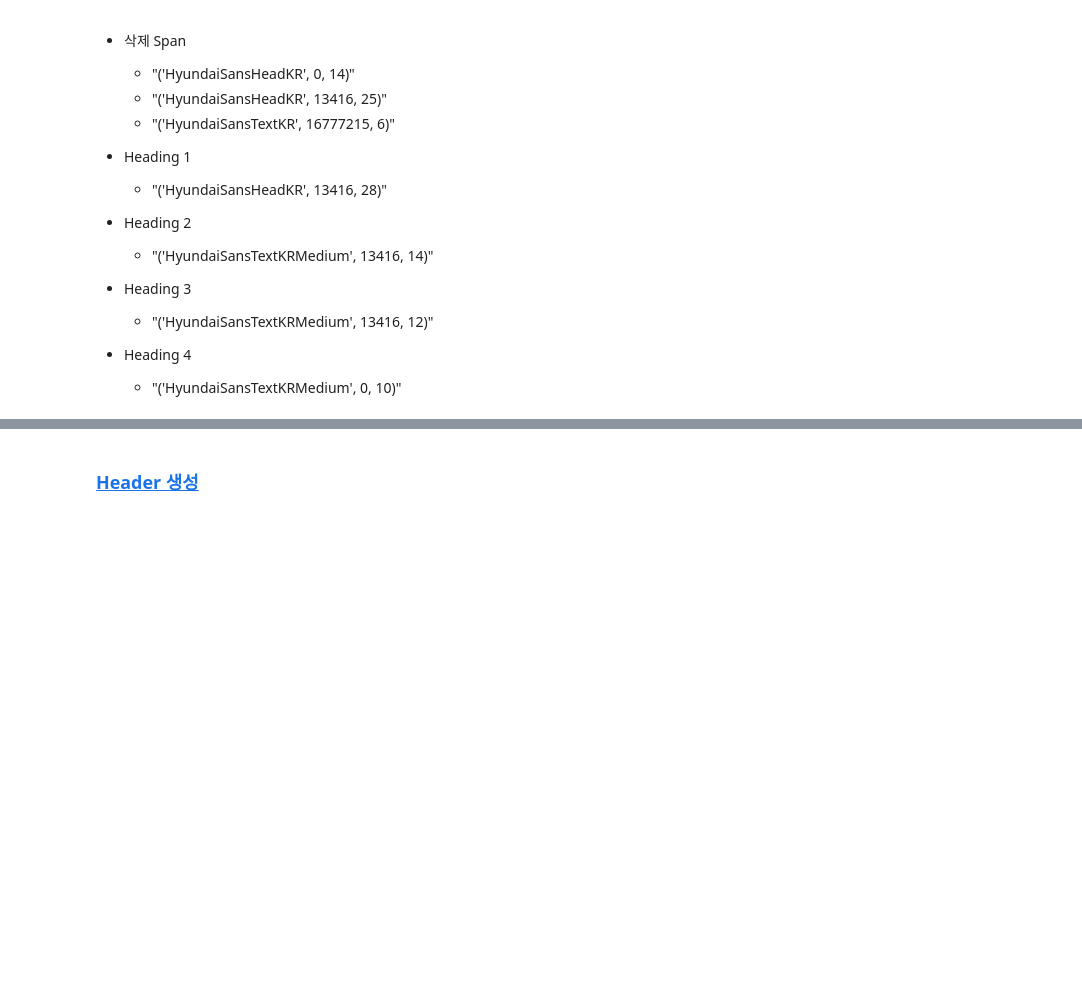
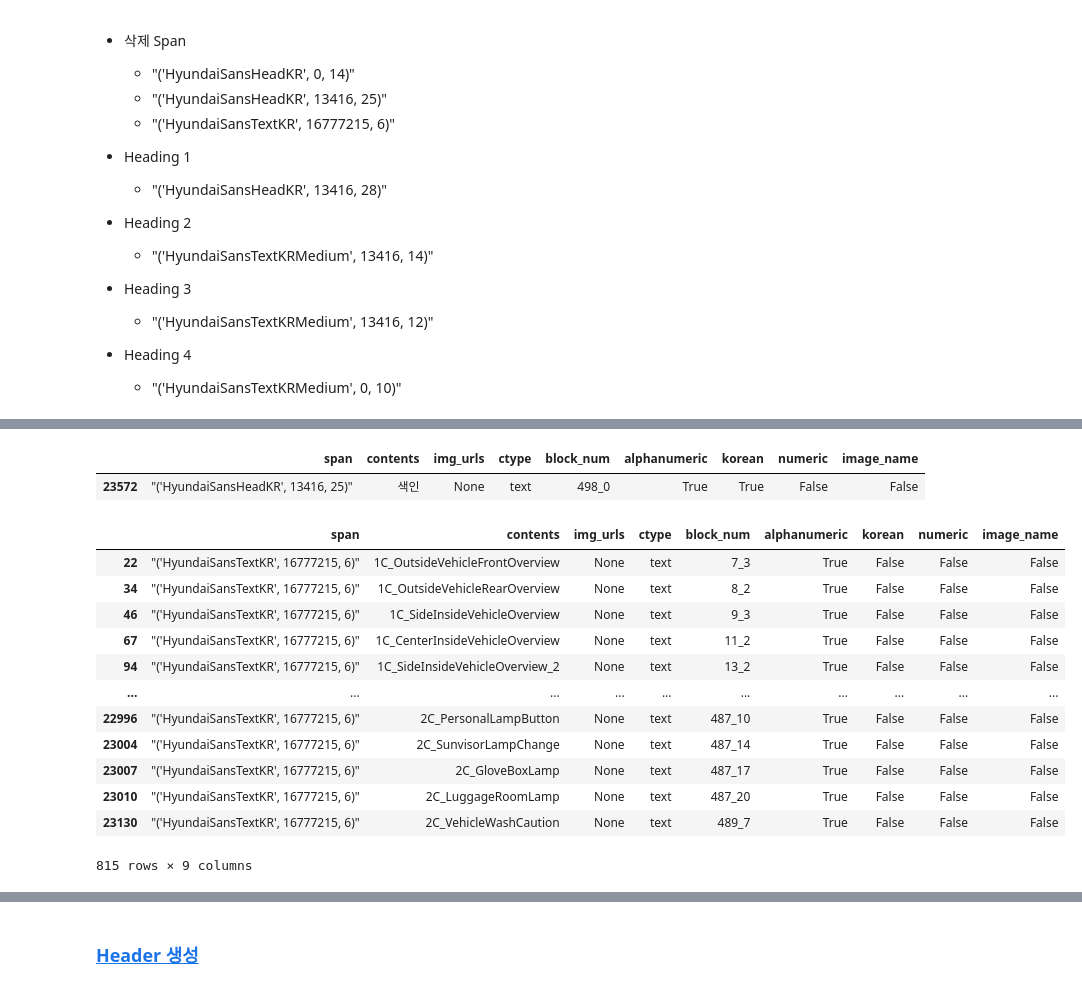
Before and after one commit to dudwo7783/my-small-mechanic, a Jupyter notebook: pdf_parsing/pdf_parser.ipynb, the cells around one changed output, grey strips where cells are left out. Saved outputs shown, nothing was run; the diff lists cells and outputs as text; code cells hidden in the pictures; blank space fills up the shorter version.

```diff
--- a/pdf_parsing/pdf_parser.ipynb
+++ b/pdf_parsing/pdf_parser.ipynb
@@ -524,3 +551,24 @@ ioniq_df = ioniq_df[~ioniq_df['image_name']]
+# %%
+ioniq_df[(ioniq_df['span']=='"(\'HyundaiSansHeadKR\', 13416, 25)"')]
+# %% [output]
+|  | span | contents | img_urls | ctype | block_num | alphanumeric | korean | numeric | image_name |
+| 23572 | "('HyundaiSansHeadKR', 13416, 25)" | 색인 | None | text | 498_0 | True | True | False | False |
+# %%
+ioniq_df[(ioniq_df['span']=='"(\'HyundaiSansTextKR\', 16777215, 6)"')]
+# %% [output]
+|  | span | contents | img_urls | ctype | block_num | alphanumeric | korean | numeric | image_name |
+| 22 | "('HyundaiSansTextKR', 16777215, 6)" | 1C_OutsideVehicleFrontOverview | None | text | 7_3 | True | False | False | False |
+| 34 | "('HyundaiSansTextKR', 16777215, 6)" | 1C_OutsideVehicleRearOverview | None | text | 8_2 | True | False | False | False |
+| 46 | "('HyundaiSansTextKR', 16777215, 6)" | 1C_SideInsideVehicleOverview | None | text | 9_3 | True | False | False | False |
+| 67 | "('HyundaiSansTextKR', 16777215, 6)" | 1C_CenterInsideVehicleOverview | None | text | 11_2 | True | False | False | False |
+| 94 | "('HyundaiSansTextKR', 16777215, 6)" | 1C_SideInsideVehicleOverview_2 | None | text | 13_2 | True | False | False | False |
+| ... | ... | ... | ... | ... | ... | ... | ... | ... | ... |
+| 22996 | "('HyundaiSansTextKR', 16777215, 6)" | 2C_PersonalLampButton | None | text | 487_10 | True | False | False | False |
+| 23004 | "('HyundaiSansTextKR', 16777215, 6)" | 2C_SunvisorLampChange | None | text | 487_14 | True | False | False | False |
+| 23007 | "('HyundaiSansTextKR', 16777215, 6)" | 2C_GloveBoxLamp | None | text | 487_17 | True | False | False | False |
+| 23010 | "('HyundaiSansTextKR', 16777215, 6)" | 2C_LuggageRoomLamp | None | text | 487_20 | True | False | False | False |
+| 23130 | "('HyundaiSansTextKR', 16777215, 6)" | 2C_VehicleWashCaution | None | text | 489_7 | True | False | False | False |
+815 rows × 9 columns
 # %%
 ioniq_df = ioniq_df[~(ioniq_df['span']=='"(\'HyundaiSansHeadKR\', 0, 14)"')]  # 마, 카, 타
 ioniq_df = ioniq_df[~(ioniq_df['span']=='"(\'HyundaiSansHeadKR\', 13416, 25)"')]  # 색인
```
Also changed, not shown: parts of 24 cells of this notebook, 1 other file.
